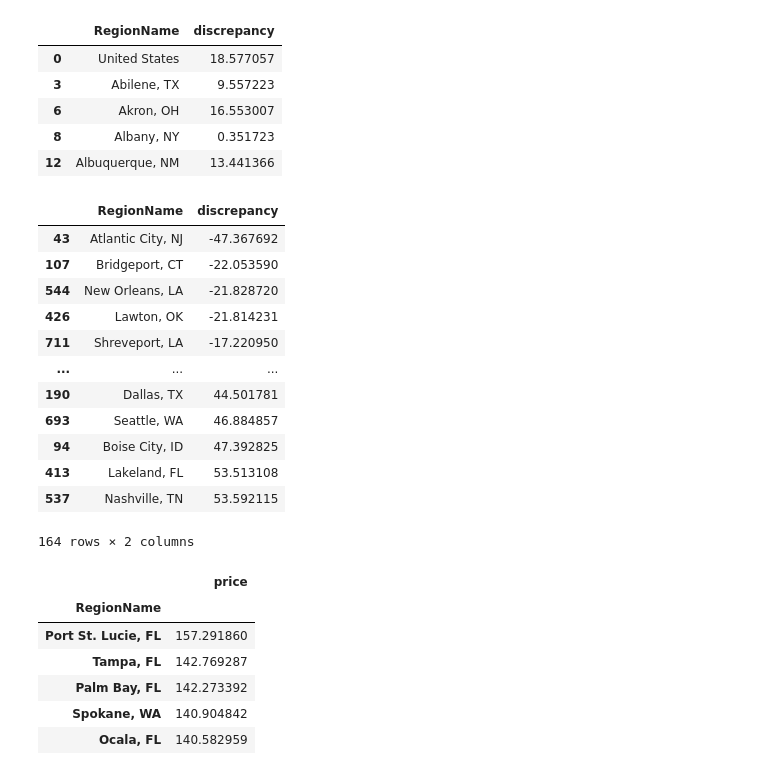
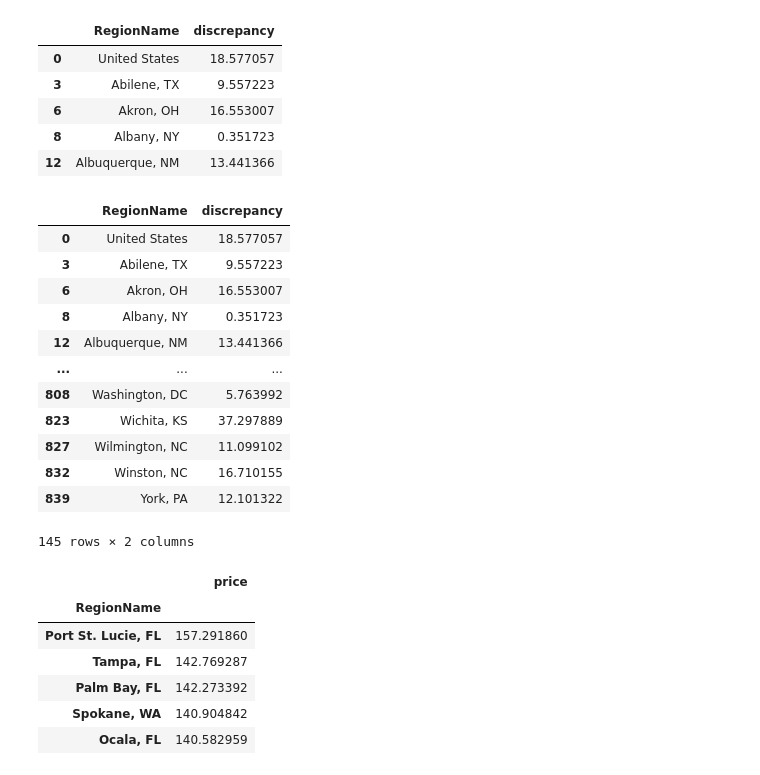
Before and after one commit to elgnol/RealEstate_Project_3, a Jupyter notebook: Analysis/Data_analysis_tatyana.ipynb, the cells around one changed output. Saved outputs shown, nothing was run; the diff lists cells and outputs as text; code cells hidden in the pictures.

```diff
--- a/Analysis/Data_analysis_tatyana.ipynb
+++ b/Analysis/Data_analysis_tatyana.ipynb
@@ -409,20 +409,22 @@ discrepancy_df.head()
 # %%
 # all cities with differences between rental prices and home values
 discrepancy_df.sort_values(by = 'discrepancy', ascending = True)
+discrepancy_df.loc[discrepancy_df['discrepancy'] < 0].count() # 19 cities had higher rent increase
+discrepancy_df.loc[discrepancy_df['discrepancy'] > 0] # 145 cities had higher home value increase
 # %% [output]
 |  | RegionName | discrepancy |
-| 43 | Atlantic City, NJ | -47.367692 |
-| 107 | Bridgeport, CT | -22.053590 |
-| 544 | New Orleans, LA | -21.828720 |
-| 426 | Lawton, OK | -21.814231 |
-| 711 | Shreveport, LA | -17.220950 |
+| 0 | United States | 18.577057 |
+| 3 | Abilene, TX | 9.557223 |
+| 6 | Akron, OH | 16.553007 |
+| 8 | Albany, NY | 0.351723 |
+| 12 | Albuquerque, NM | 13.441366 |
 | ... | ... | ... |
-| 190 | Dallas, TX | 44.501781 |
-| 693 | Seattle, WA | 46.884857 |
-| 94 | Boise City, ID | 47.392825 |
-| 413 | Lakeland, FL | 53.513108 |
-| 537 | Nashville, TN | 53.592115 |
+| 808 | Washington, DC | 5.763992 |
+| 823 | Wichita, KS | 37.297889 |
+| 827 | Wilmington, NC | 11.099102 |
+| 832 | Winston, NC | 16.710155 |
+| 839 | York, PA | 12.101322 |
-164 rows × 2 columns
+145 rows × 2 columns
 # %%
 # dataframe for % change in home values
 home_percents = filtered_home_df[["RegionName", "housingPercentChange"]]
```
Also changed, not shown: parts of 5 cells of this notebook, 1 other file.
